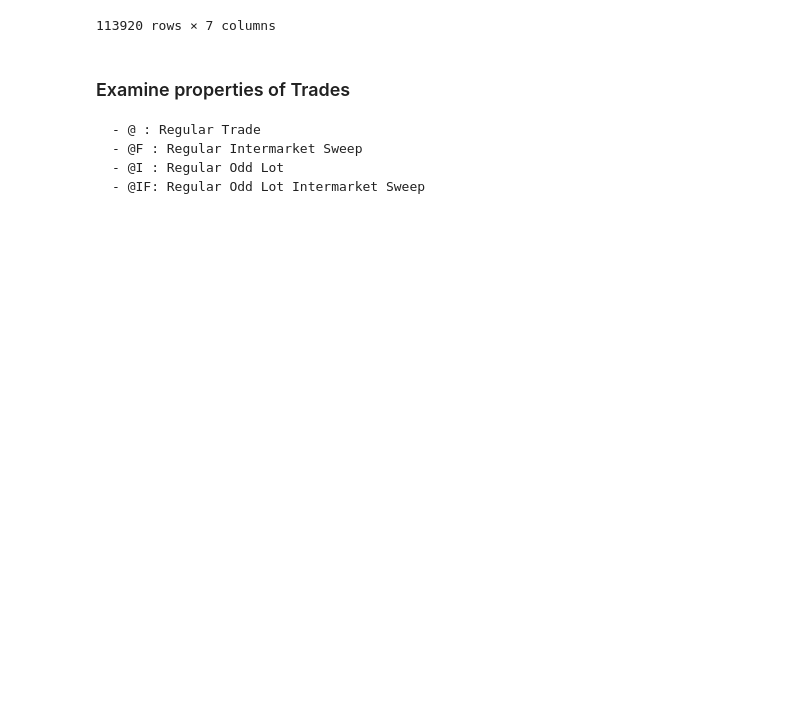
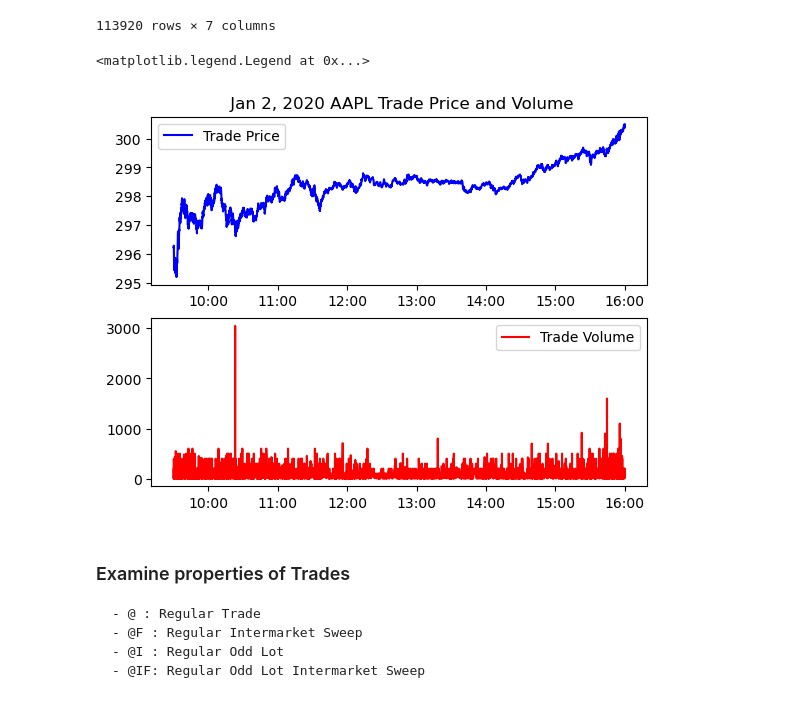
Before and after one commit to jasonbohne123/Kernel_Learning, a Jupyter notebook: Data_Analysis.ipynb, the cells around one changed output. Saved outputs shown, nothing was run; the diff lists cells and outputs as text; code cells hidden in the pictures; blank space fills up the shorter version.

```diff
--- a/Data_Analysis.ipynb
+++ b/Data_Analysis.ipynb
@@ -97,6 +100,21 @@ trades
 | 2020-01-29 15:59:55.697308 | N | AAPL | 3 | 324.26 | @ I | N | 2020-01-29 |
 | 2020-01-29 15:59:55.710768 | N | AAPL | 8 | 324.26 | @ I | N | 2020-01-29 |
 113920 rows × 7 columns
+# %%
+sample_trades=trades[trades.index<"2020-01-03"]
+sample_trades.index=pd.to_datetime(sample_trades.index)
+# %%
+fig,ax=plt.subplots(2,1)
+ax[0].plot(sample_trades["Trade_Price"],label='Trade Price',color='blue')
+ax[1].plot(sample_trades["Trade_Volume"],label='Trade Volume',color='red')
+ax[0].xaxis.set_major_formatter(DateFormatter("%H:%M"))
+ax[1].xaxis.set_major_formatter(DateFormatter("%H:%M"))
+ax[0].set_title(" Jan 2, 2020 AAPL Trade Price and Volume")
+ax[0].legend()
+ax[1].legend()
+# %% [output]
+<matplotlib.legend.Legend at 0x...>
+[figure, added]
 # %% [markdown]
 ### Examine properties of Trades
     - @ : Regular Trade
```
Also changed, not shown: parts of 13 cells of this notebook.
